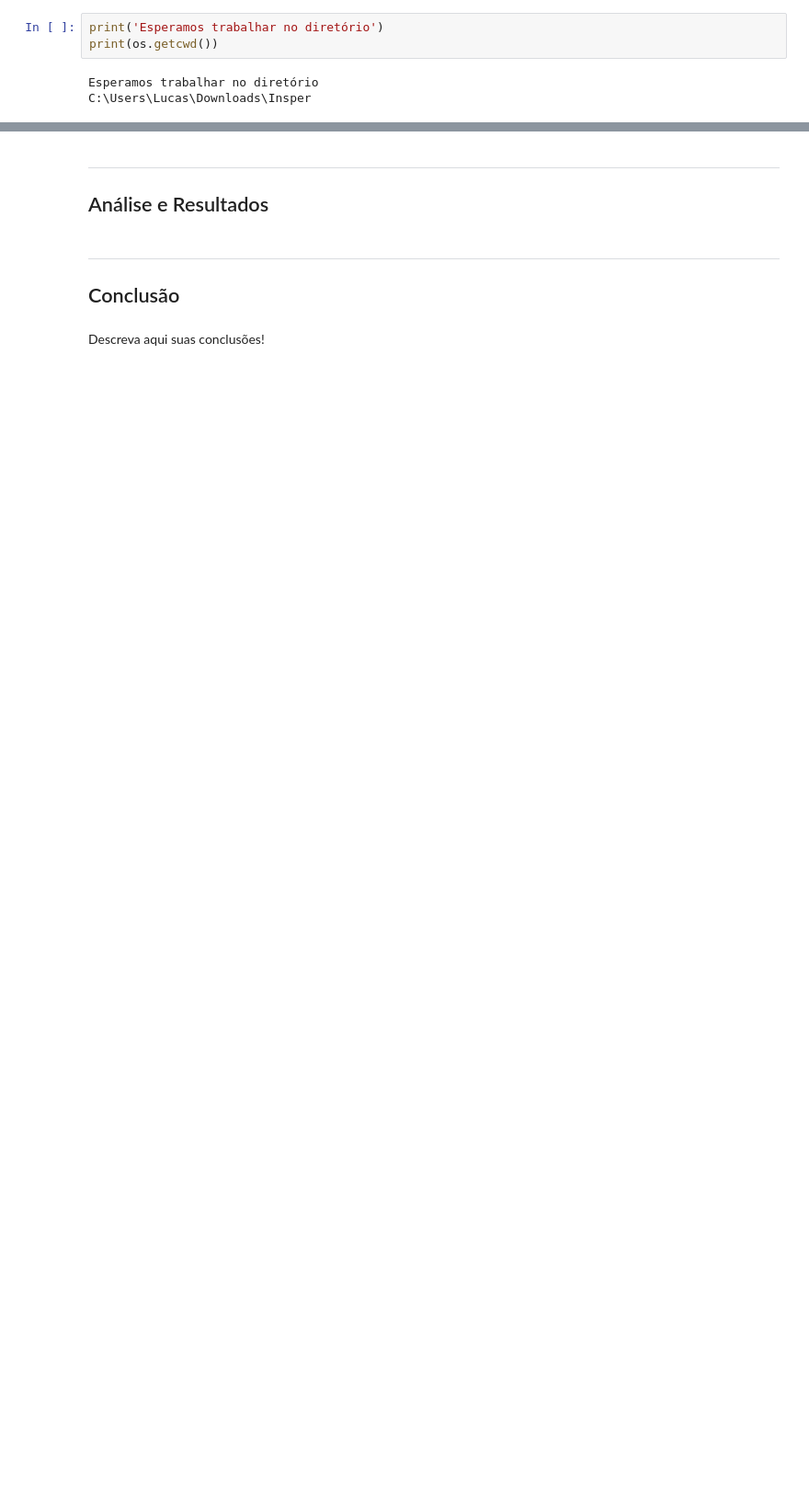
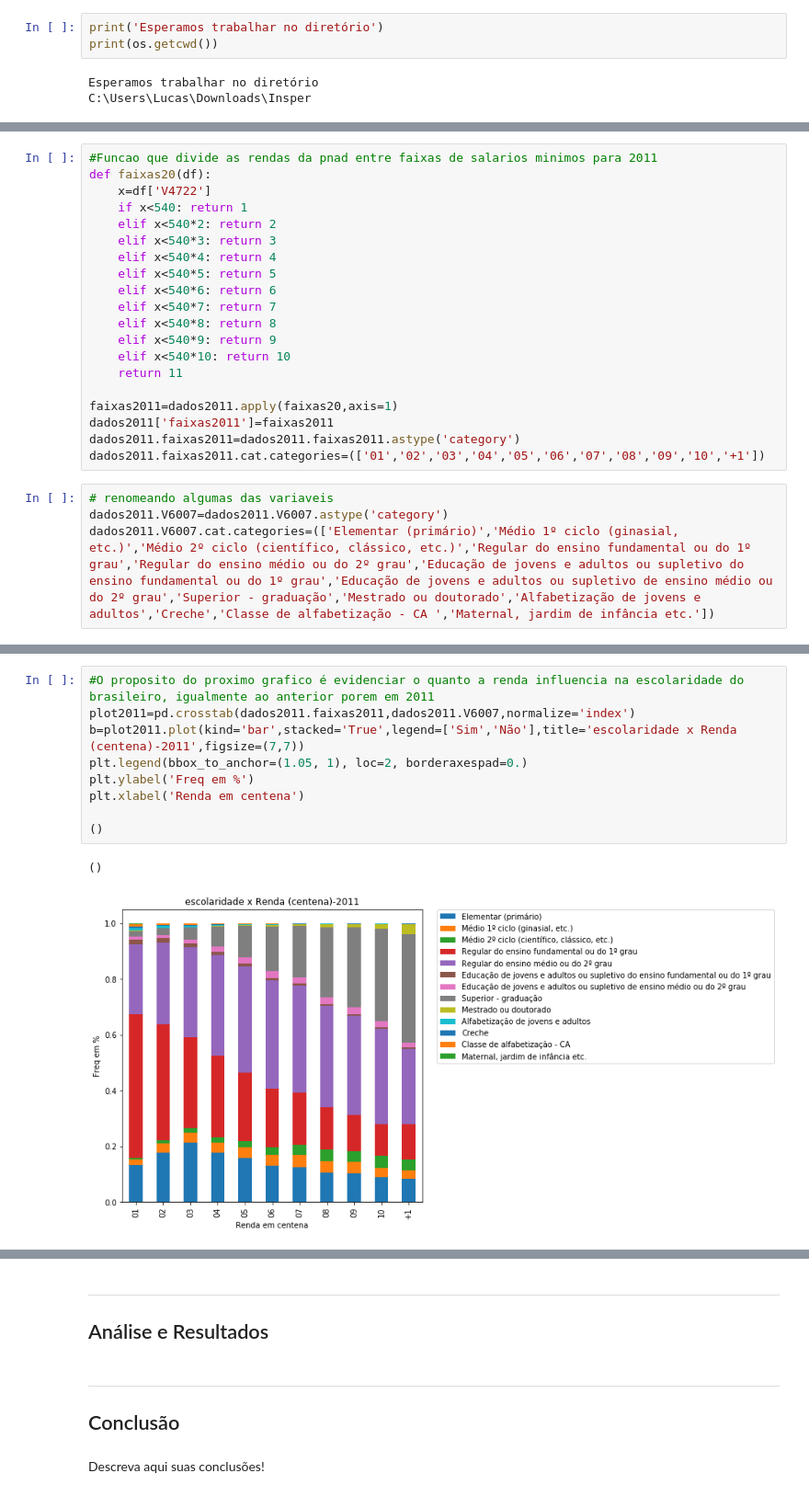
Before and after one commit to lucaslealvale/DP_CienciaDados, a Jupyter notebook: Projeto1 Layout.ipynb, the cells around one changed output, grey strips where cells are left out. Shown at 92% size. Saved outputs shown, nothing was run; the diff lists cells and outputs as text; blank space fills up the shorter version.

```diff
--- a/Projeto1 Layout.ipynb
+++ b/Projeto1 Layout.ipynb
@@ -93,0 +131,24 @@ plt.xlabel('estudo')
+# %%
+#Funcao que divide as rendas da pnad entre faixas de salarios minimos para 2011
+def faixas20(df):
+    x=df['V4722']
+    if x<540: return 1
+    elif x<540*2: return 2
+    elif x<540*3: return 3
+    elif x<540*4: return 4
+    elif x<540*5: return 5
+    elif x<540*6: return 6
+    elif x<540*7: return 7
+    elif x<540*8: return 8
+    elif x<540*9: return 9
+    elif x<540*10: return 10
+    return 11
+
+faixas2011=dados2011.apply(faixas20,axis=1)
+dados2011['faixas2011']=faixas2011
+dados2011.faixas2011=dados2011.faixas2011.astype('category')
+dados2011.faixas2011.cat.categories=(['01','02','03','04','05','06','07','08','09','10','+1'])
+# %%
+# renomeando algumas das variaveis
+dados2011.V6007=dados2011.V6007.astype('category')
+dados2011.V6007.cat.categories=(['Elementar (primário)','Médio 1º ciclo (ginasial, etc.)','Médio 2º ciclo (científico, clássico, etc.)','Regular do ensino fundamental ou do 1º grau','Regular do ensino médio ou do 2º grau','Educação de jovens e adultos ou supletivo do ensino fundamental ou do 1º grau','Educação de jovens e adultos ou supletivo de ensino médio ou do 2º grau','Superior - graduação','Mestrado ou doutorado','Alfabetização de jovens e adultos','Creche','Classe de alfabetização - CA ','Maternal, jardim de infância etc.'])
@@ -93,0 +158,12 @@ plt.xlabel('estudo')
+# %%
+#O proposito do proximo grafico é evidenciar o quanto a renda influencia na escolaridade do brasileiro, igualmente ao anterior porem em 2011
+plot2011=pd.crosstab(dados2011.faixas2011,dados2011.V6007,normalize='index')
+b=plot2011.plot(kind='bar',stacked='True',legend=['Sim','Não'],title='escolaridade x Renda (centena)-2011',figsize=(7,7))
+plt.legend(bbox_to_anchor=(1.05, 1), loc=2, borderaxespad=0.)
+plt.ylabel('Freq em %')
+plt.xlabel('Renda em centena')
+
+()
+# %% [output]
+()
+[figure, added]
```
Also changed, not shown: parts of 28 cells of this notebook.
